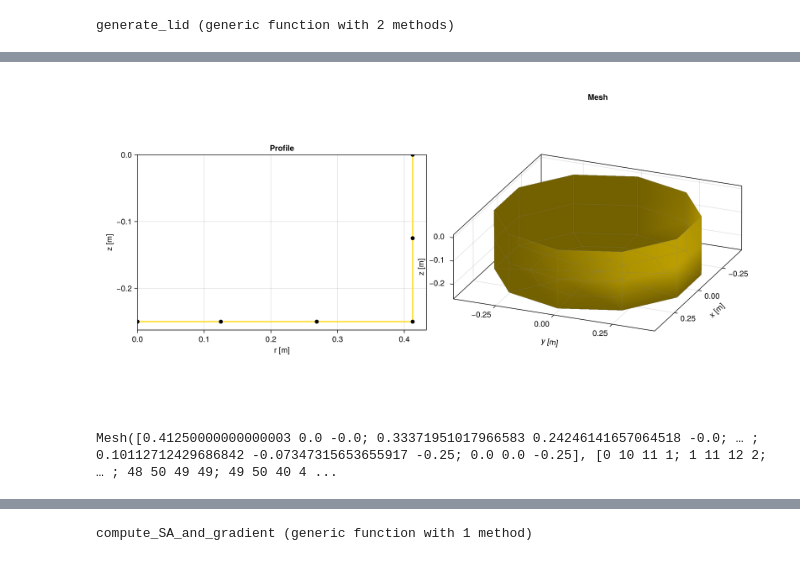
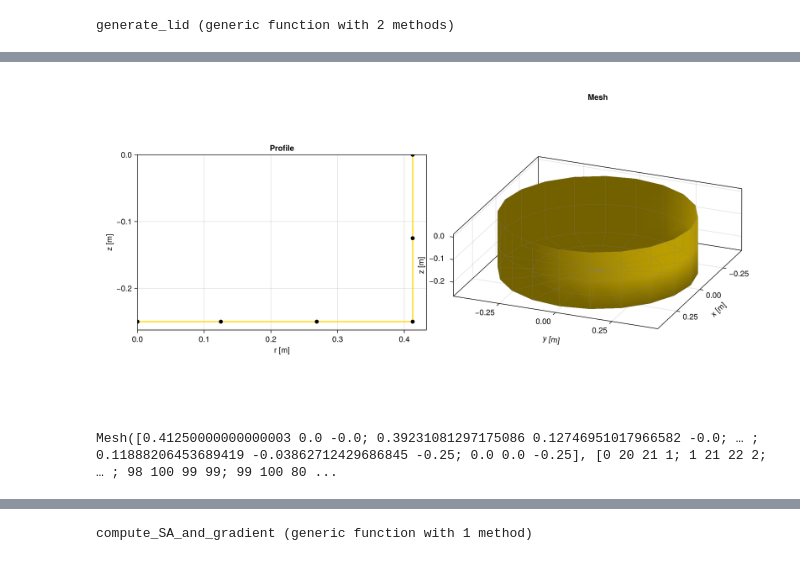
Before and after one commit to collin-treacy/MarineHydro.jl, a Jupyter notebook: dev/mesh_development_with_lid.ipynb, the cells around one changed output, grey strips where cells are left out. Saved outputs shown, nothing was run; the diff lists cells and outputs as text; code cells hidden in the pictures.

```diff
--- a/dev/mesh_development_with_lid.ipynb
+++ b/dev/mesh_development_with_lid.ipynb
@@ -107,17 +104,17 @@ Mesh([0.41250000000000003 0.0 0.0; 0.33371951017966583 0.24246141657064518 0.0;
 # %%
 r1 = r_side[1]
 r2 = 0.125
 d1 = draft
 d2 = 0.0
 n_points = (2, 3, 3)
-n_theta = 10
+n_theta = 20
 show_plot = true
 
 
 wb_mesh = wavebot_mesh(r1,r2,d1,d2,n_points,n_theta,show_plot)
 # %% [output]
-[figure, old version]
+[figure, new version]
-Mesh([0.41250000000000003 0.0 -0.0; 0.33371951017966583 0.24246141657064518 -0.0; … ; 0.10112712429686842 -0.07347315653655917 -0.25; 0.0 0.0 -0.25], [0 10 11 1; 1 11 12 2; … ; 48 50 49 49; 49 50 40 4 ...
+Mesh([0.41250000000000003 0.0 -0.0; 0.39231081297175086 0.12746951017966582 -0.0; … ; 0.11888206453689419 -0.03862712429686845 -0.25; 0.0 0.0 -0.25], [0 20 21 1; 1 21 22 2; … ; 98 100 99 99; 99 100 80 ...
 # %%
 radius_at_surface = maximum(r_side)
 x_mean = 0.0
```
Also changed, not shown: parts of 25 cells of this notebook, 1 other file.
